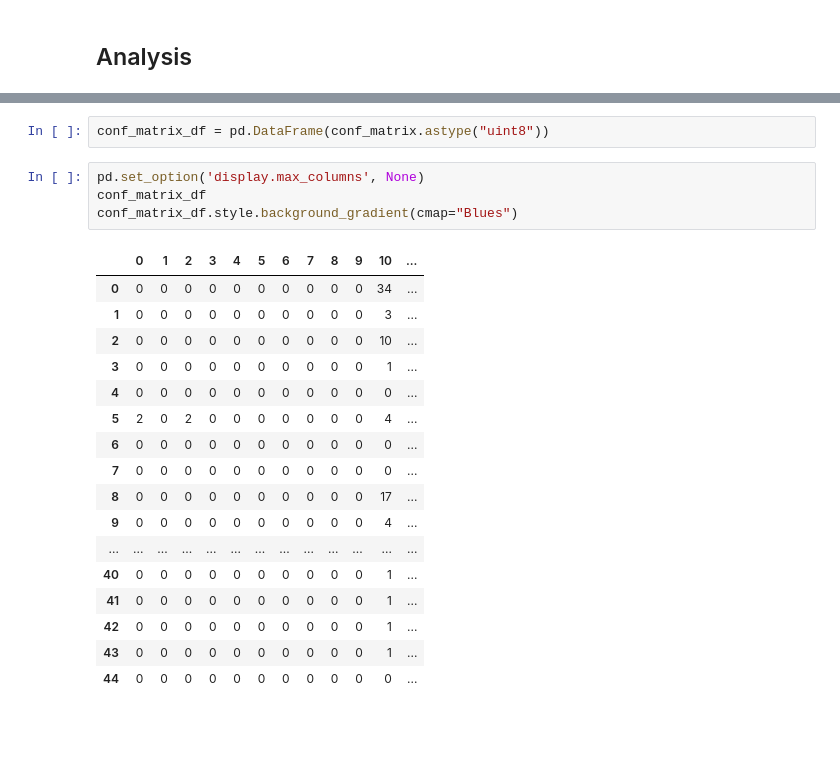
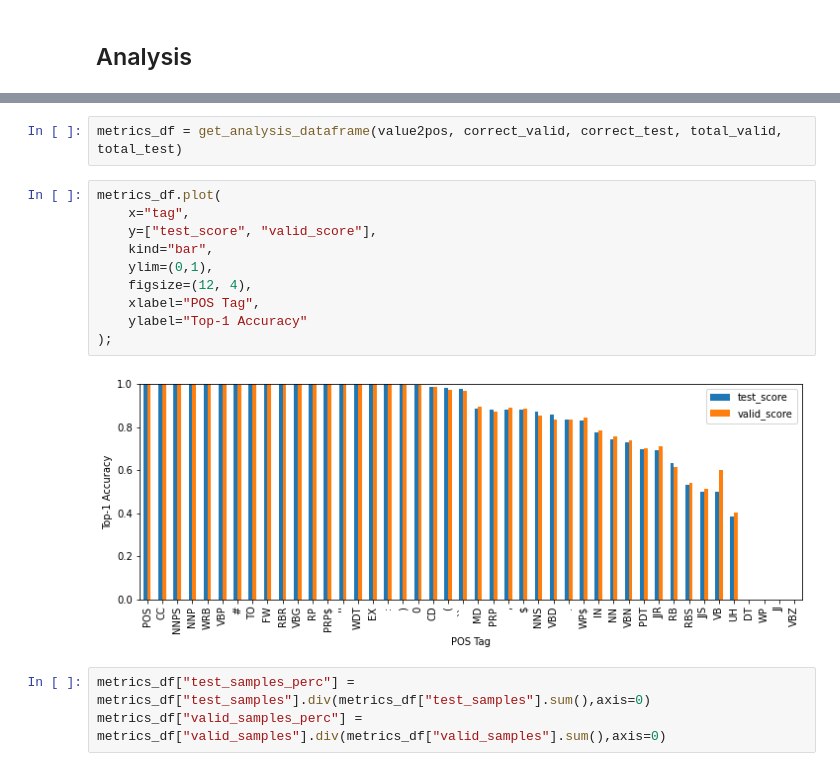
Before and after one commit to HeleneFabia/pos-tagger, a Jupyter notebook: pos_tagger.ipynb, the cells around one changed output, grey strips where cells are left out. Drawn from its saved outputs; the diff is of its cells as text; blank space fills up the shorter version.

```diff
--- a/pos_tagger.ipynb
+++ b/pos_tagger.ipynb
@@ -545,24 +441,17 @@ Confusion Matrix Test
-# %%
-conf_matrix_df = pd.DataFrame(conf_matrix.astype("uint8"))
-# %%
-pd.set_option('display.max_columns', None)
-conf_matrix_df
-conf_matrix_df.style.background_gradient(cmap="Blues")
-# %% [output]
-|  | 0 | 1 | 2 | 3 | 4 | 5 | 6 | 7 | 8 | 9 | 10 | ... |
-| 0 | 0 | 0 | 0 | 0 | 0 | 0 | 0 | 0 | 0 | 0 | 34 | ... |
-| 1 | 0 | 0 | 0 | 0 | 0 | 0 | 0 | 0 | 0 | 0 | 3 | ... |
-| 2 | 0 | 0 | 0 | 0 | 0 | 0 | 0 | 0 | 0 | 0 | 10 | ... |
-| 3 | 0 | 0 | 0 | 0 | 0 | 0 | 0 | 0 | 0 | 0 | 1 | ... |
-| 4 | 0 | 0 | 0 | 0 | 0 | 0 | 0 | 0 | 0 | 0 | 0 | ... |
-| 5 | 2 | 0 | 2 | 0 | 0 | 0 | 0 | 0 | 0 | 0 | 4 | ... |
-| 6 | 0 | 0 | 0 | 0 | 0 | 0 | 0 | 0 | 0 | 0 | 0 | ... |
-| 7 | 0 | 0 | 0 | 0 | 0 | 0 | 0 | 0 | 0 | 0 | 0 | ... |
-| 8 | 0 | 0 | 0 | 0 | 0 | 0 | 0 | 0 | 0 | 0 | 17 | ... |
-| 9 | 0 | 0 | 0 | 0 | 0 | 0 | 0 | 0 | 0 | 0 | 4 | ... |
-| ... | ... | ... | ... | ... | ... | ... | ... | ... | ... | ... | ... | ... |
-| 40 | 0 | 0 | 0 | 0 | 0 | 0 | 0 | 0 | 0 | 0 | 1 | ... |
-| 41 | 0 | 0 | 0 | 0 | 0 | 0 | 0 | 0 | 0 | 0 | 1 | ... |
-| 42 | 0 | 0 | 0 | 0 | 0 | 0 | 0 | 0 | 0 | 0 | 1 | ... |
-| 43 | 0 | 0 | 0 | 0 | 0 | 0 | 0 | 0 | 0 | 0 | 1 | ... |
-| 44 | 0 | 0 | 0 | 0 | 0 | 0 | 0 | 0 | 0 | 0 | 0 | ... |
+# %%
+metrics_df = get_analysis_dataframe(value2pos, correct_valid, correct_test, total_valid, total_test)
+# %%
+metrics_df.plot(
+    x="tag",
+    y=["test_score", "valid_score"],
+    kind="bar",
+    ylim=(0,1),
+    figsize=(12, 4),
+    xlabel="POS Tag",
+    ylabel="Top-1 Accuracy"
+);
+# %% [output]
+[figure, added]
+# %%
+metrics_df["test_samples_perc"] = metrics_df["test_samples"].div(metrics_df["test_samples"].sum(),axis=0)
+metrics_df["valid_samples_perc"] = metrics_df["valid_samples"].div(metrics_df["valid_samples"].sum(),axis=0)
```
Also changed, not shown: parts of 51 cells of this notebook.
